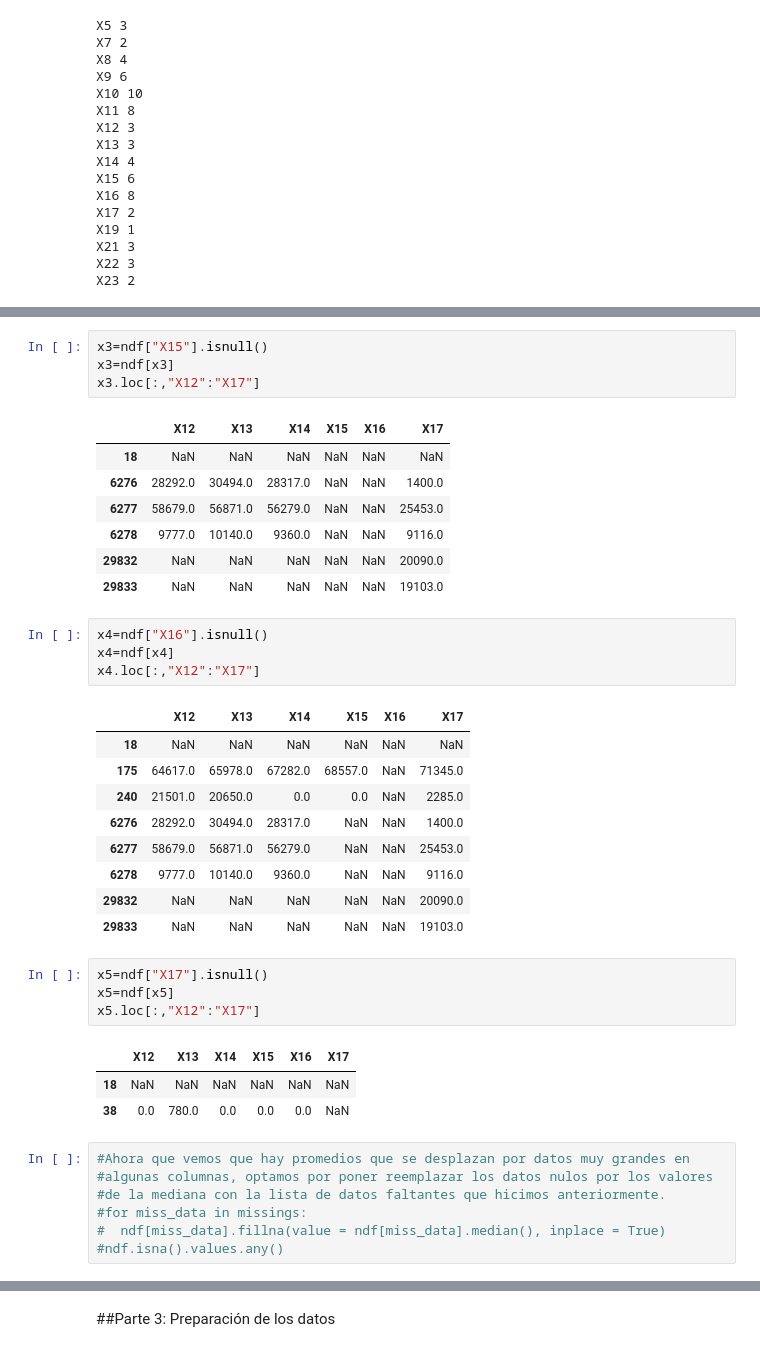
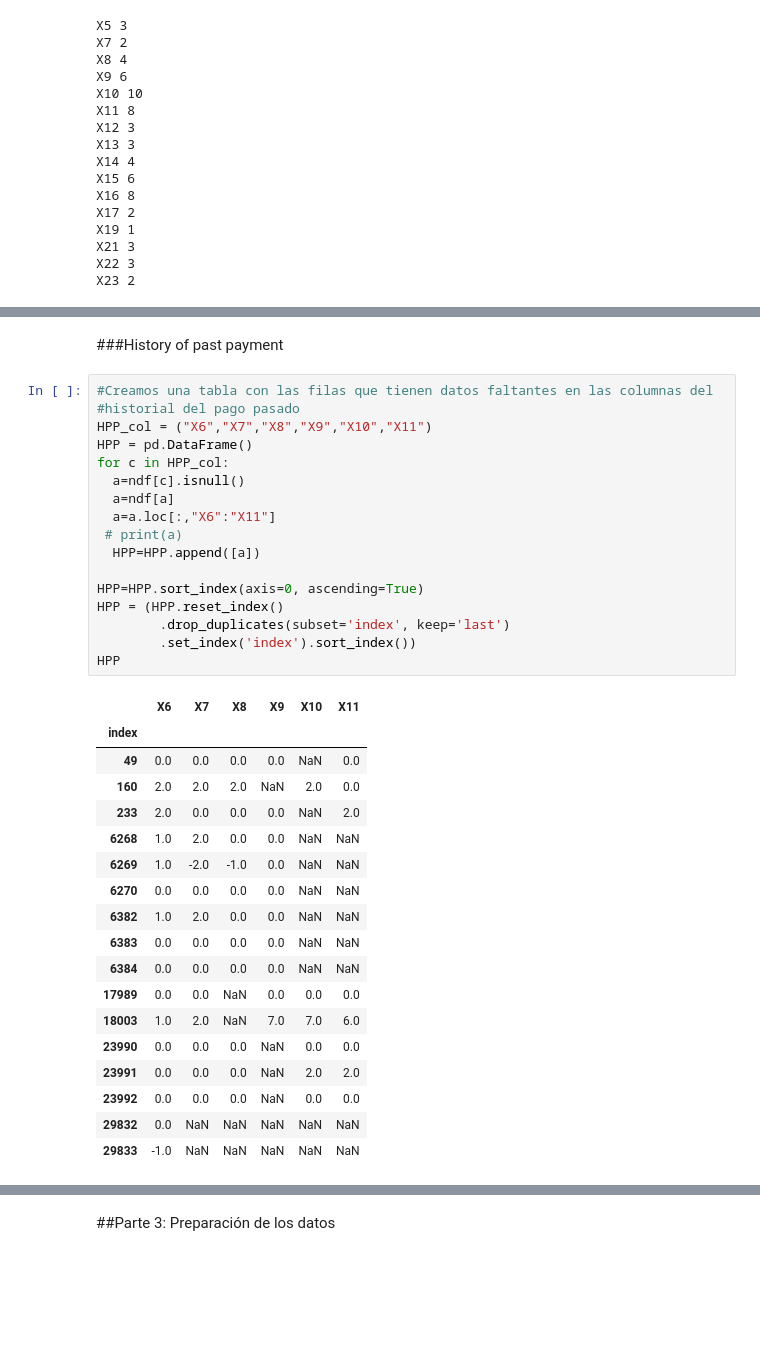
Before and after one commit to PosgradoMNA/actividades-del-projecto-equipo-125, a Jupyter notebook: Semana_3_Actividad_1.ipynb, the cells around one changed output, grey strips where cells are left out. Drawn from its saved outputs; the diff is of its cells as text; blank space fills up the shorter version.

```diff
--- a/Semana_3_Actividad_1.ipynb
+++ b/Semana_3_Actividad_1.ipynb
@@ -269,41 +234,38 @@ x2.loc[:,"X12":"X17"]
-# %%
-x3=ndf["X15"].isnull()
-x3=ndf[x3]
-x3.loc[:,"X12":"X17"]
-# %% [output]
-|  | X12 | X13 | X14 | X15 | X16 | X17 |
-| 18 | NaN | NaN | NaN | NaN | NaN | NaN |
-| 6276 | 28292.0 | 30494.0 | 28317.0 | NaN | NaN | 1400.0 |
-| 6277 | 58679.0 | 56871.0 | 56279.0 | NaN | NaN | 25453.0 |
-| 6278 | 9777.0 | 10140.0 | 9360.0 | NaN | NaN | 9116.0 |
-| 29832 | NaN | NaN | NaN | NaN | NaN | 20090.0 |
-| 29833 | NaN | NaN | NaN | NaN | NaN | 19103.0 |
-# %%
-x4=ndf["X16"].isnull()
-x4=ndf[x4]
-x4.loc[:,"X12":"X17"]
-# %% [output]
-|  | X12 | X13 | X14 | X15 | X16 | X17 |
-| 18 | NaN | NaN | NaN | NaN | NaN | NaN |
-| 175 | 64617.0 | 65978.0 | 67282.0 | 68557.0 | NaN | 71345.0 |
-| 240 | 21501.0 | 20650.0 | 0.0 | 0.0 | NaN | 2285.0 |
-| 6276 | 28292.0 | 30494.0 | 28317.0 | NaN | NaN | 1400.0 |
-| 6277 | 58679.0 | 56871.0 | 56279.0 | NaN | NaN | 25453.0 |
-| 6278 | 9777.0 | 10140.0 | 9360.0 | NaN | NaN | 9116.0 |
-| 29832 | NaN | NaN | NaN | NaN | NaN | 20090.0 |
-| 29833 | NaN | NaN | NaN | NaN | NaN | 19103.0 |
-# %%
-x5=ndf["X17"].isnull()
-x5=ndf[x5]
-x5.loc[:,"X12":"X17"]
-# %% [output]
-|  | X12 | X13 | X14 | X15 | X16 | X17 |
-| 18 | NaN | NaN | NaN | NaN | NaN | NaN |
-| 38 | 0.0 | 780.0 | 0.0 | 0.0 | 0.0 | NaN |
-# %%
-#Ahora que vemos que hay promedios que se desplazan por datos muy grandes en
-#algunas columnas, optamos por poner reemplazar los datos nulos por los valores
-#de la mediana con la lista de datos faltantes que hicimos anteriormente.
-#for miss_data in missings:
-#  ndf[miss_data].fillna(value = ndf[miss_data].median(), inplace = True)
-#ndf.isna().values.any()
+# %% [markdown]
+###History of past payment
+# %%
+#Creamos una tabla con las filas que tienen datos faltantes en las columnas del
+#historial del pago pasado
+HPP_col = ("X6","X7","X8","X9","X10","X11")
+HPP = pd.DataFrame()
+for c in HPP_col:
+  a=ndf[c].isnull()
+  a=ndf[a]
+  a=a.loc[:,"X6":"X11"]
+ # print(a)
+  HPP=HPP.append([a])
+
+HPP=HPP.sort_index(axis=0, ascending=True)
+HPP = (HPP.reset_index()
+        .drop_duplicates(subset='index', keep='last')
+        .set_index('index').sort_index())
+HPP
+# %% [output]
+|  | X6 | X7 | X8 | X9 | X10 | X11 |
+| index |  |  |  |  |  |  |
+| 49 | 0.0 | 0.0 | 0.0 | 0.0 | NaN | 0.0 |
+| 160 | 2.0 | 2.0 | 2.0 | NaN | 2.0 | 0.0 |
+| 233 | 2.0 | 0.0 | 0.0 | 0.0 | NaN | 2.0 |
+| 6268 | 1.0 | 2.0 | 0.0 | 0.0 | NaN | NaN |
+| 6269 | 1.0 | -2.0 | -1.0 | 0.0 | NaN | NaN |
+| 6270 | 0.0 | 0.0 | 0.0 | 0.0 | NaN | NaN |
+| 6382 | 1.0 | 2.0 | 0.0 | 0.0 | NaN | NaN |
+| 6383 | 0.0 | 0.0 | 0.0 | 0.0 | NaN | NaN |
+| 6384 | 0.0 | 0.0 | 0.0 | 0.0 | NaN | NaN |
+| 17989 | 0.0 | 0.0 | NaN | 0.0 | 0.0 | 0.0 |
+| 18003 | 1.0 | 2.0 | NaN | 7.0 | 7.0 | 6.0 |
+| 23990 | 0.0 | 0.0 | 0.0 | NaN | 0.0 | 0.0 |
+| 23991 | 0.0 | 0.0 | 0.0 | NaN | 2.0 | 2.0 |
+| 23992 | 0.0 | 0.0 | 0.0 | NaN | 0.0 | 0.0 |
+| 29832 | 0.0 | NaN | NaN | NaN | NaN | NaN |
+| 29833 | -1.0 | NaN | NaN | NaN | NaN | NaN |
```
Also changed, not shown: parts of 40 cells of this notebook.
